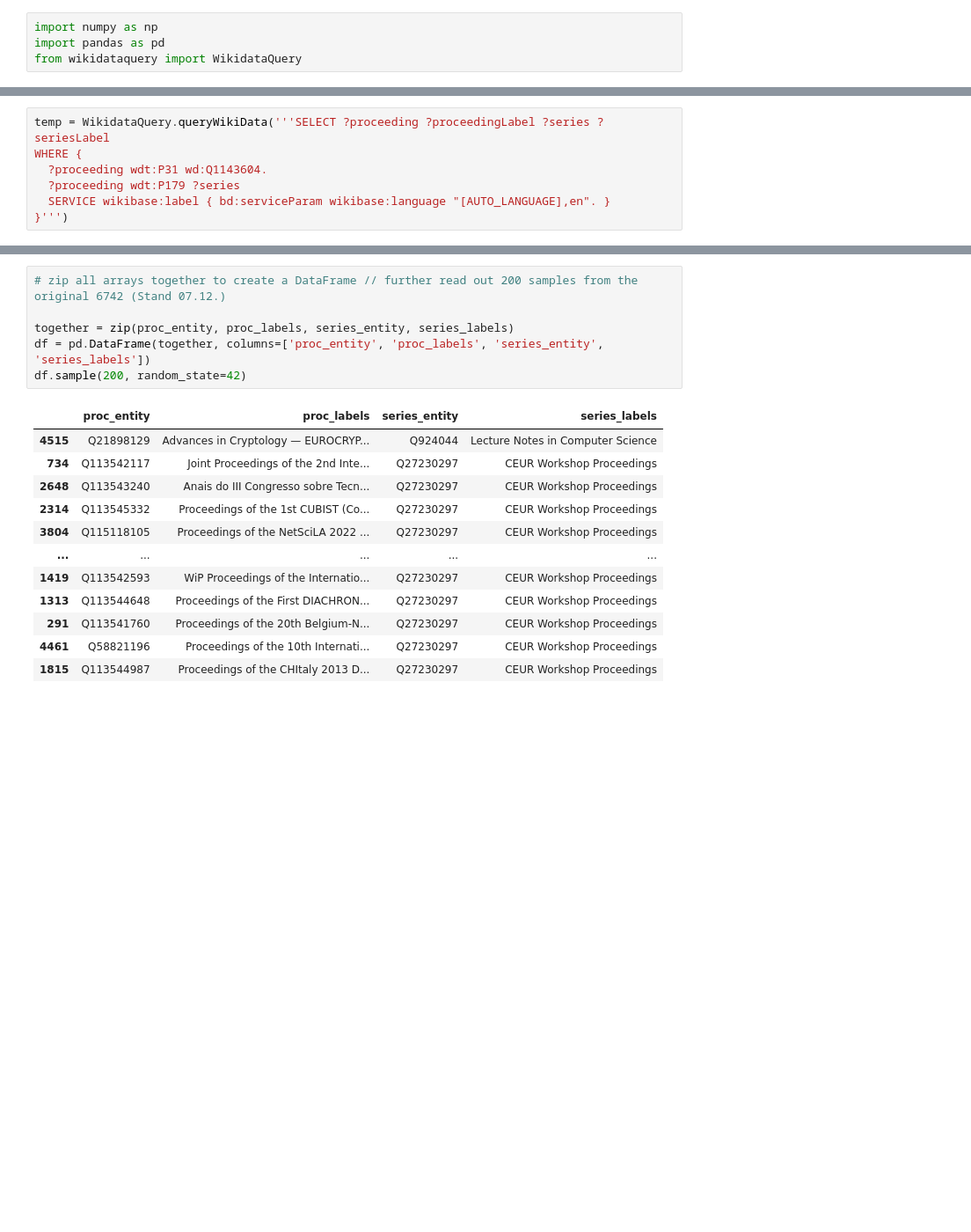
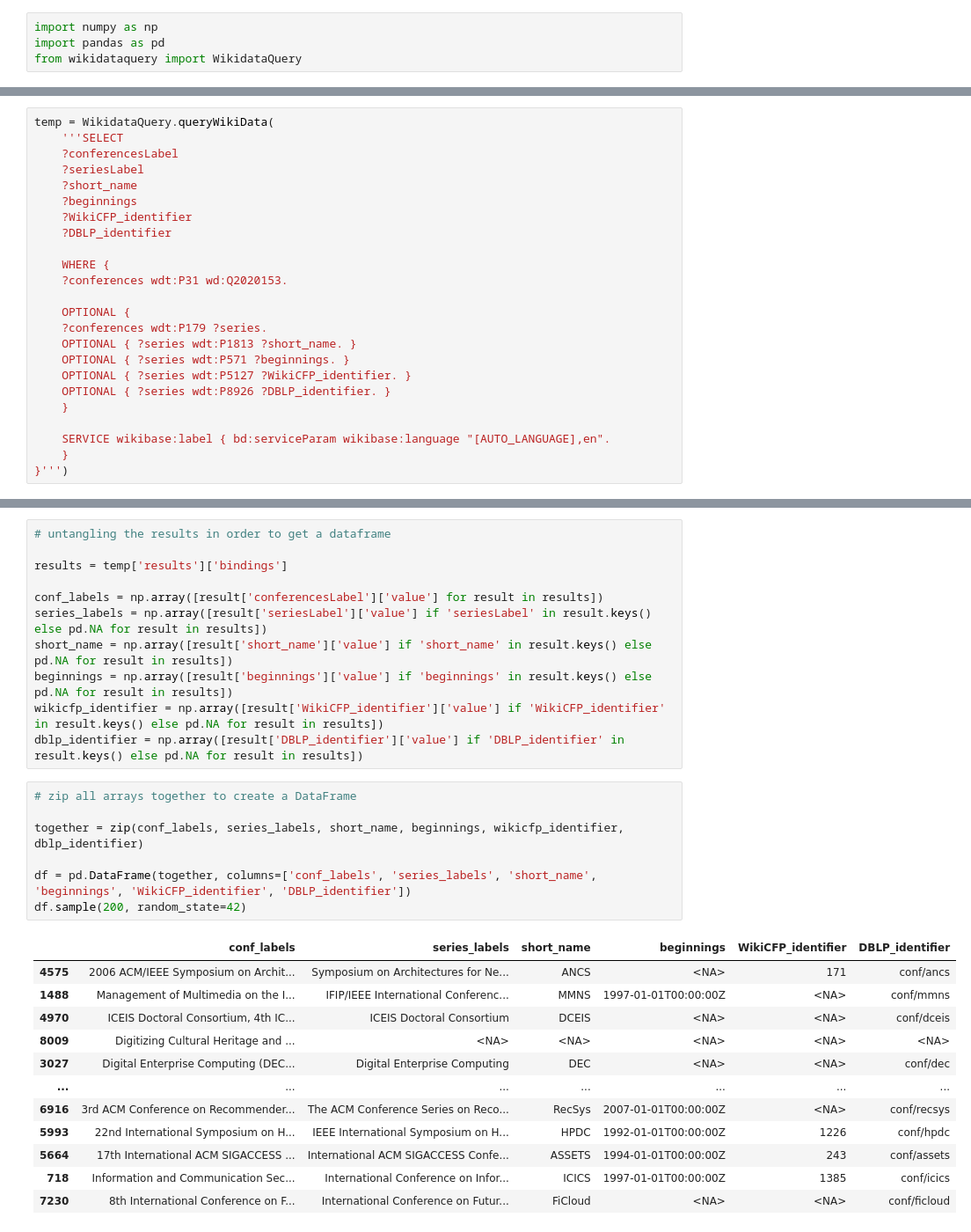
Before and after one commit to olafbombach/kg-lab-ws23-task3, a Jupyter notebook: source/wikidata_analysis.ipynb, the cells around one changed output, grey strips where cells are left out. Shown: that part at 88% size. Cells and saved outputs as stored; diff of their text form; blank space fills up the shorter version.

Commit message:
refined the wikidata analysis a bit

```diff
--- a/source/wikidata_analysis.ipynb
+++ b/source/wikidata_analysis.ipynb
@@ -7,7 +7,24 @@ from wikidataquery import WikidataQuery
 # %%
-temp = WikidataQuery.queryWikiData('''SELECT ?proceeding ?proceedingLabel ?series ?seriesLabel
-WHERE {
-  ?proceeding wdt:P31 wd:Q1143604.
-  ?proceeding wdt:P179 ?series
-  SERVICE wikibase:label { bd:serviceParam wikibase:language "[AUTO_LANGUAGE],en". }
+temp = WikidataQuery.queryWikiData(
+    '''SELECT
+    ?conferencesLabel
+    ?seriesLabel
+    ?short_name
+    ?beginnings
+    ?WikiCFP_identifier
+    ?DBLP_identifier
+
+    WHERE {
+    ?conferences wdt:P31 wd:Q2020153.
+
+    OPTIONAL {
+    ?conferences wdt:P179 ?series.
+    OPTIONAL { ?series wdt:P1813 ?short_name. }
+    OPTIONAL { ?series wdt:P571 ?beginnings. }
+    OPTIONAL { ?series wdt:P5127 ?WikiCFP_identifier. }
+    OPTIONAL { ?series wdt:P8926 ?DBLP_identifier. }
+    }
+
+    SERVICE wikibase:label { bd:serviceParam wikibase:language "[AUTO_LANGUAGE],en".
+    }
 }''')
@@ -22,19 +31,31 @@ series_labels = np.array([result['seriesLabel']['value'] for result in results])
+# %%
+# untangling the results in order to get a dataframe
+
+results = temp['results']['bindings']
+
+conf_labels = np.array([result['conferencesLabel']['value'] for result in results])
+series_labels = np.array([result['seriesLabel']['value'] if 'seriesLabel' in result.keys() else pd.NA for result in results])
+short_name = np.array([result['short_name']['value'] if 'short_name' in result.keys() else pd.NA for result in results])
+beginnings = np.array([result['beginnings']['value'] if 'beginnings' in result.keys() else pd.NA for result in results])
+wikicfp_identifier = np.array([result['WikiCFP_identifier']['value'] if 'WikiCFP_identifier' in result.keys() else pd.NA for result in results])
+dblp_identifier = np.array([result['DBLP_identifier']['value'] if 'DBLP_identifier' in result.keys() else pd.NA for result in results])
 # %%
-# zip all arrays together to create a DataFrame // further read out 200 samples from the original 6742 (Stand 07.12.)
+# zip all arrays together to create a DataFrame
 
-together = zip(proc_entity, proc_labels, series_entity, series_labels)
-df = pd.DataFrame(together, columns=['proc_entity', 'proc_labels', 'series_entity', 'series_labels'])
+together = zip(conf_labels, series_labels, short_name, beginnings, wikicfp_identifier, dblp_identifier)
+
+df = pd.DataFrame(together, columns=['conf_labels', 'series_labels', 'short_name', 'beginnings', 'WikiCFP_identifier', 'DBLP_identifier'])
 df.sample(200, random_state=42)
 # %% [output]
-|  | proc_entity | proc_labels | series_entity | series_labels |
-| 4515 | Q21898129 | Advances in Cryptology — EUROCRYP... | Q924044 | Lecture Notes in Computer Science |
-| 734 | Q113542117 | Joint Proceedings of the 2nd Inte... | Q27230297 | CEUR Workshop Proceedings |
-| 2648 | Q113543240 | Anais do III Congresso sobre Tecn... | Q27230297 | CEUR Workshop Proceedings |
-| 2314 | Q113545332 | Proceedings of the 1st CUBIST (Co... | Q27230297 | CEUR Workshop Proceedings |
-| 3804 | Q115118105 | Proceedings of the NetSciLA 2022 ... | Q27230297 | CEUR Workshop Proceedings |
-| ... | ... | ... | ... | ... |
-| 1419 | Q113542593 | WiP Proceedings of the Internatio... | Q27230297 | CEUR Workshop Proceedings |
-| 1313 | Q113544648 | Proceedings of the First DIACHRON... | Q27230297 | CEUR Workshop Proceedings |
-| 291 | Q113541760 | Proceedings of the 20th Belgium-N... | Q27230297 | CEUR Workshop Proceedings |
-| 4461 | Q58821196 | Proceedings of the 10th Internati... | Q27230297 | CEUR Workshop Proceedings |
-| 1815 | Q113544987 | Proceedings of the CHItaly 2013 D... | Q27230297 | CEUR Workshop Proceedings |
+|  | conf_labels | series_labels | short_name | beginnings | WikiCFP_identifier | DBLP_identifier |
+| 4575 | 2006 ACM/IEEE Symposium on Archit... | Symposium on Architectures for Ne... | ANCS | <NA> | 171 | conf/ancs |
+| 1488 | Management of Multimedia on the I... | IFIP/IEEE International Conferenc... | MMNS | 1997-01-01T00:00:00Z | <NA> | conf/mmns |
+| 4970 | ICEIS Doctoral Consortium, 4th IC... | ICEIS Doctoral Consortium | DCEIS | <NA> | <NA> | conf/dceis |
+| 8009 | Digitizing Cultural Heritage and ... | <NA> | <NA> | <NA> | <NA> | <NA> |
+| 3027 | Digital Enterprise Computing (DEC... | Digital Enterprise Computing | DEC | <NA> | <NA> | conf/dec |
+| ... | ... | ... | ... | ... | ... | ... |
+| 6916 | 3rd ACM Conference on Recommender... | The ACM Conference Series on Reco... | RecSys | 2007-01-01T00:00:00Z | <NA> | conf/recsys |
+| 5993 | 22nd International Symposium on H... | IEEE International Symposium on H... | HPDC | 1992-01-01T00:00:00Z | 1226 | conf/hpdc |
+| 5664 | 17th International ACM SIGACCESS ... | International ACM SIGACCESS Confe... | ASSETS | 1994-01-01T00:00:00Z | 243 | conf/assets |
+| 718 | Information and Communication Sec... | International Conference on Infor... | ICICS | 1997-01-01T00:00:00Z | 1385 | conf/icics |
+| 7230 | 8th International Conference on F... | International Conference on Futur... | FiCloud | <NA> | <NA> | conf/ficloud |
```
Also changed, not shown: parts of 22 cells of this notebook.
